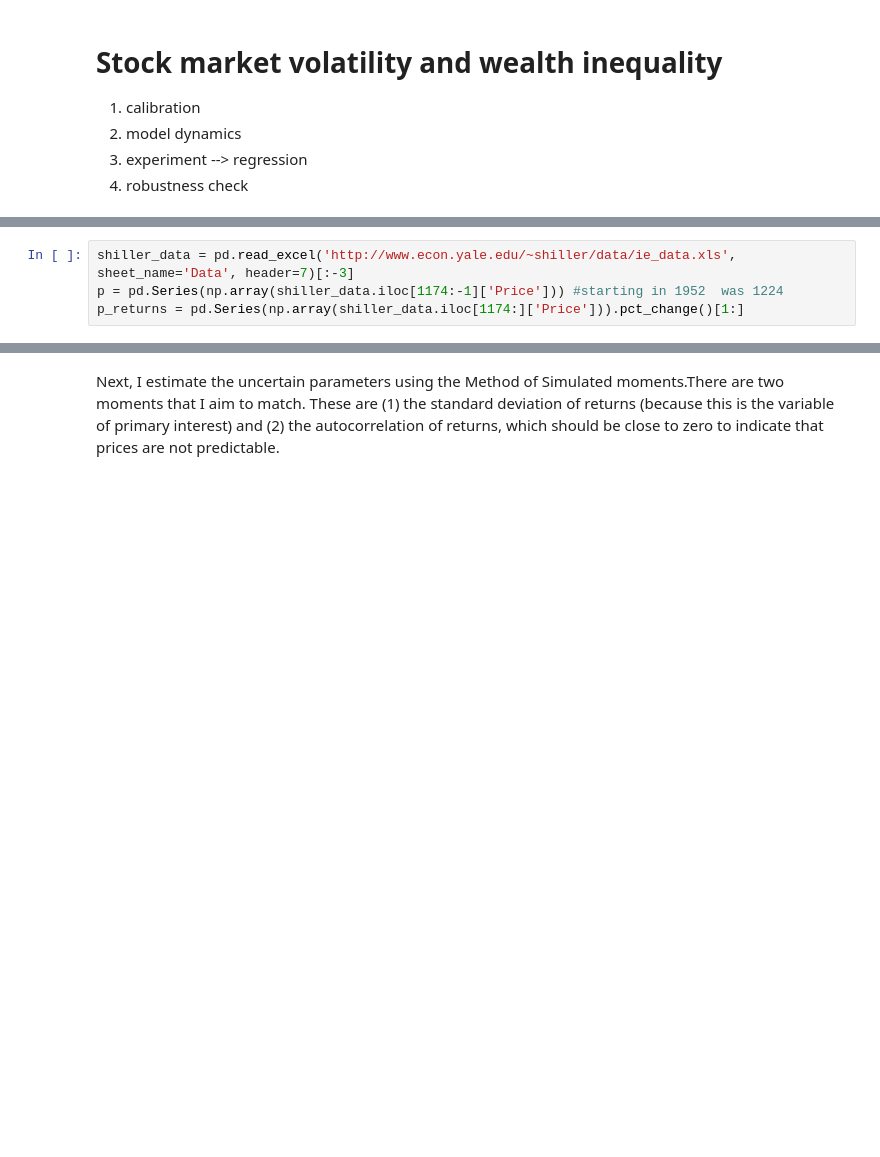
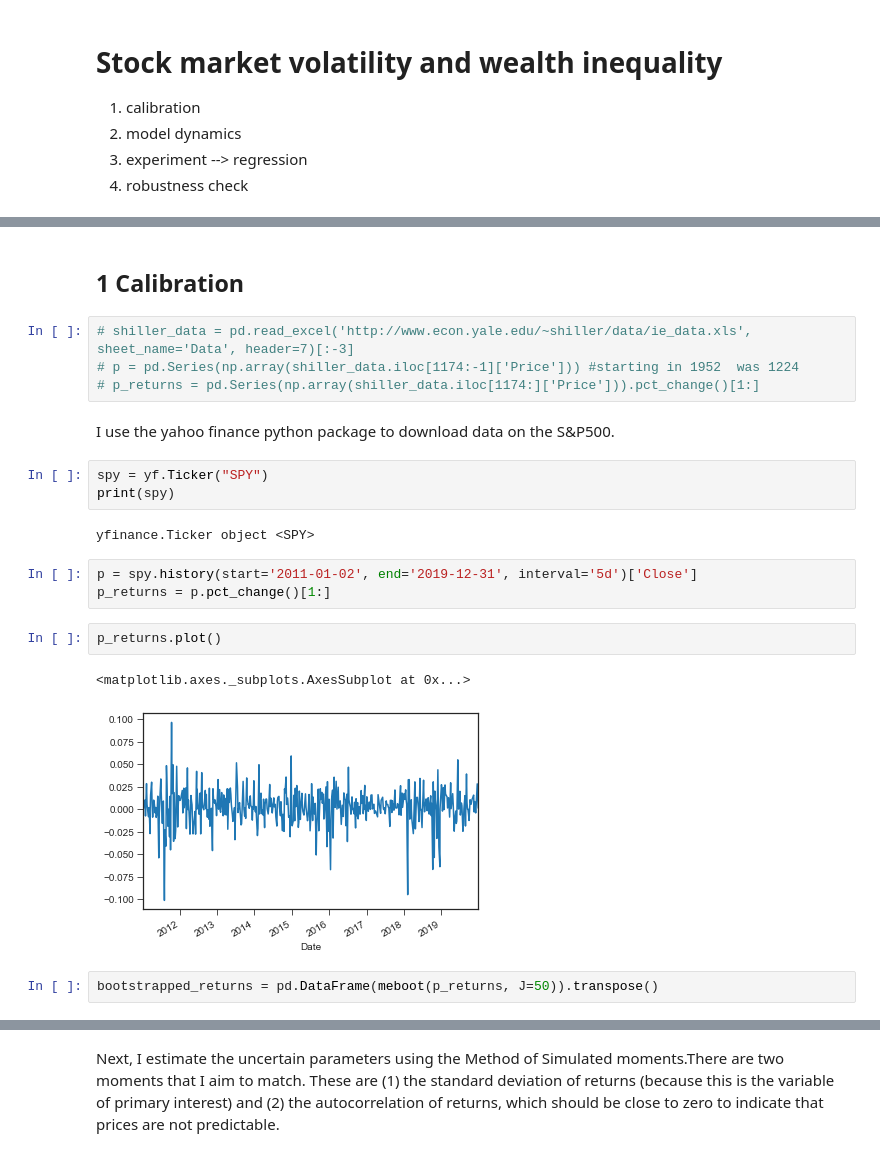
Before and after one commit to joerischasfoort/asset_volatility_wealth_inequality, a Jupyter notebook: stock_market_volatility_and_wealth_inequality_replication.ipynb, the cells around one changed output, grey strips where cells are left out. Saved outputs shown, nothing was run; the diff lists cells and outputs as text; blank space fills up the shorter version.

Commit message:
add max entropy bootstrap

```diff
--- a/stock_market_volatility_and_wealth_inequality_replication.ipynb
+++ b/stock_market_volatility_and_wealth_inequality_replication.ipynb
@@ -33,4 +31,23 @@ First, I collect data from Shiller on price volatility
+# %% [markdown]
+## 1 Calibration
 # %%
-shiller_data = pd.read_excel('http://www.econ.yale.edu/~shiller/data/ie_data.xls', sheet_name='Data', header=7)[:-3]
-p = pd.Series(np.array(shiller_data.iloc[1174:-1]['Price'])) #starting in 1952  was 1224
-p_returns = pd.Series(np.array(shiller_data.iloc[1174:]['Price'])).pct_change()[1:]
+# shiller_data = pd.read_excel('http://www.econ.yale.edu/~shiller/data/ie_data.xls', sheet_name='Data', header=7)[:-3]
+# p = pd.Series(np.array(shiller_data.iloc[1174:-1]['Price'])) #starting in 1952  was 1224
+# p_returns = pd.Series(np.array(shiller_data.iloc[1174:]['Price'])).pct_change()[1:]
+# %% [markdown]
+I use the yahoo finance python package to download data on the S&P500.
+# %%
+spy = yf.Ticker("SPY")
+print(spy)
+# %% [output]
+yfinance.Ticker object <SPY>
+# %%
+p = spy.history(start='2011-01-02', end='2019-12-31', interval='5d')['Close']
+p_returns = p.pct_change()[1:]
+# %%
+p_returns.plot()
+# %% [output]
+<matplotlib.axes._subplots.AxesSubplot at 0x...>
+[figure, added]
+# %%
+bootstrapped_returns = pd.DataFrame(meboot(p_returns, J=50)).transpose()
```
Also changed, not shown: parts of 54 cells of this notebook, 5 other files.
